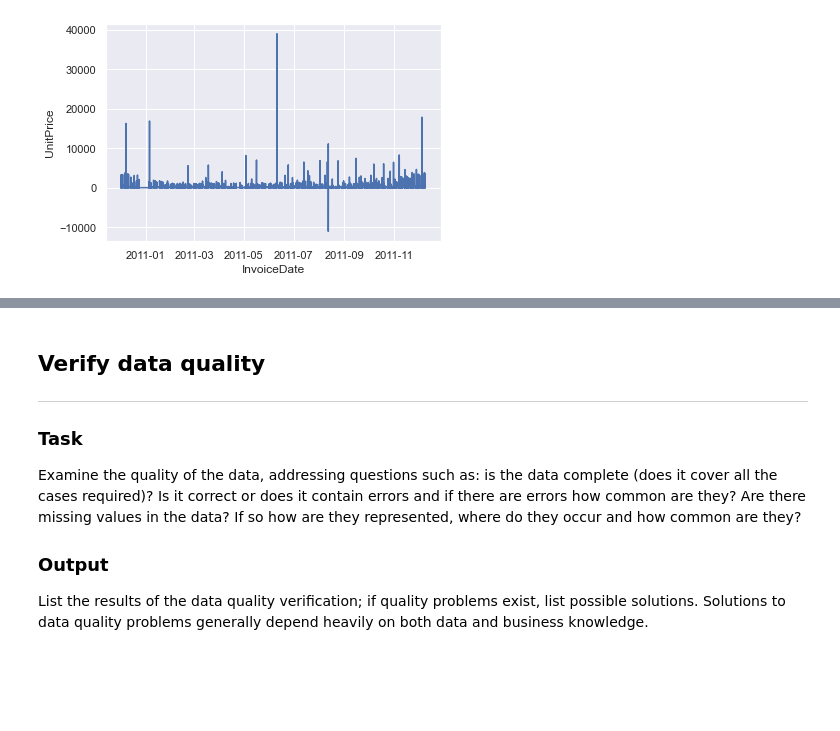
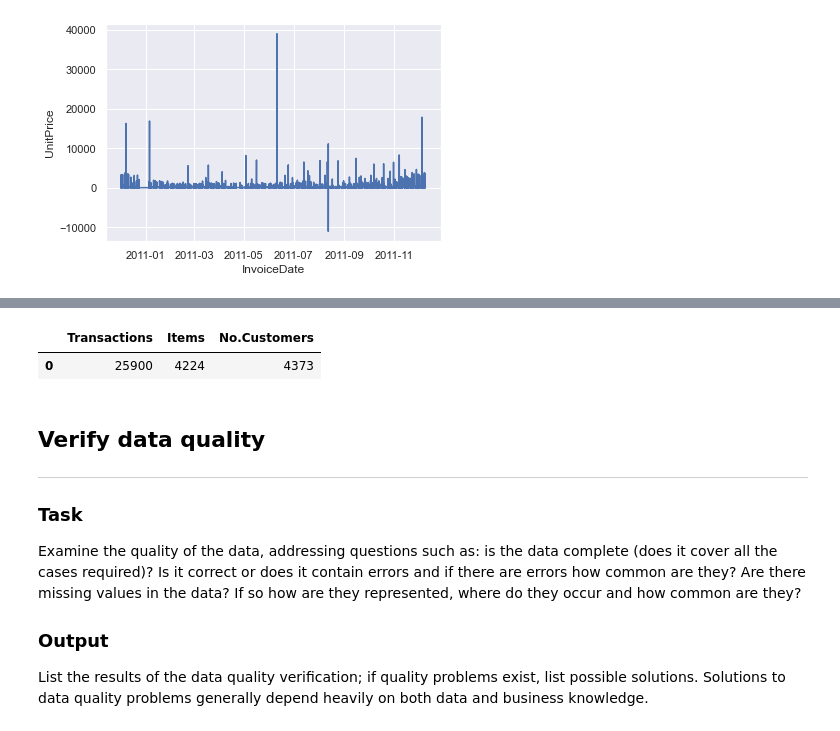
Before and after one commit to DanisAlukaev/Data-Mining, a Jupyter notebook: session01/2.Data understanding.ipynb, the cells around one changed output, grey strips where cells are left out. Cells and saved outputs as stored; diff of their text form; code cells hidden in the pictures; blank space fills up the shorter version.

Commit message:
! data understanding

```diff
--- a/session01/2. Data understanding.ipynb
+++ b/session01/2.Data understanding.ipynb
@@ -209,6 +209,12 @@ profile.to_file(path + "data_understanding_report.html")
 profile
 # %% [output]
 [interactive output not drawn]
+# %%
+aggregated = pd.DataFrame(np.array([[len(df['InvoiceNo'].unique()), len(df['Description'].unique()), len(df['CustomerID'].unique())]]), columns=['Transactions', 'Items', 'No.Customers'])
+aggregated
+# %% [output]
+|  | Transactions | Items | No.Customers |
+| 0 | 25900 | 4224 | 4373 |
 # %% [markdown]
 ## Verify data quality
 ----------
```
Also changed, not shown: parts of 1 cell of this notebook.
